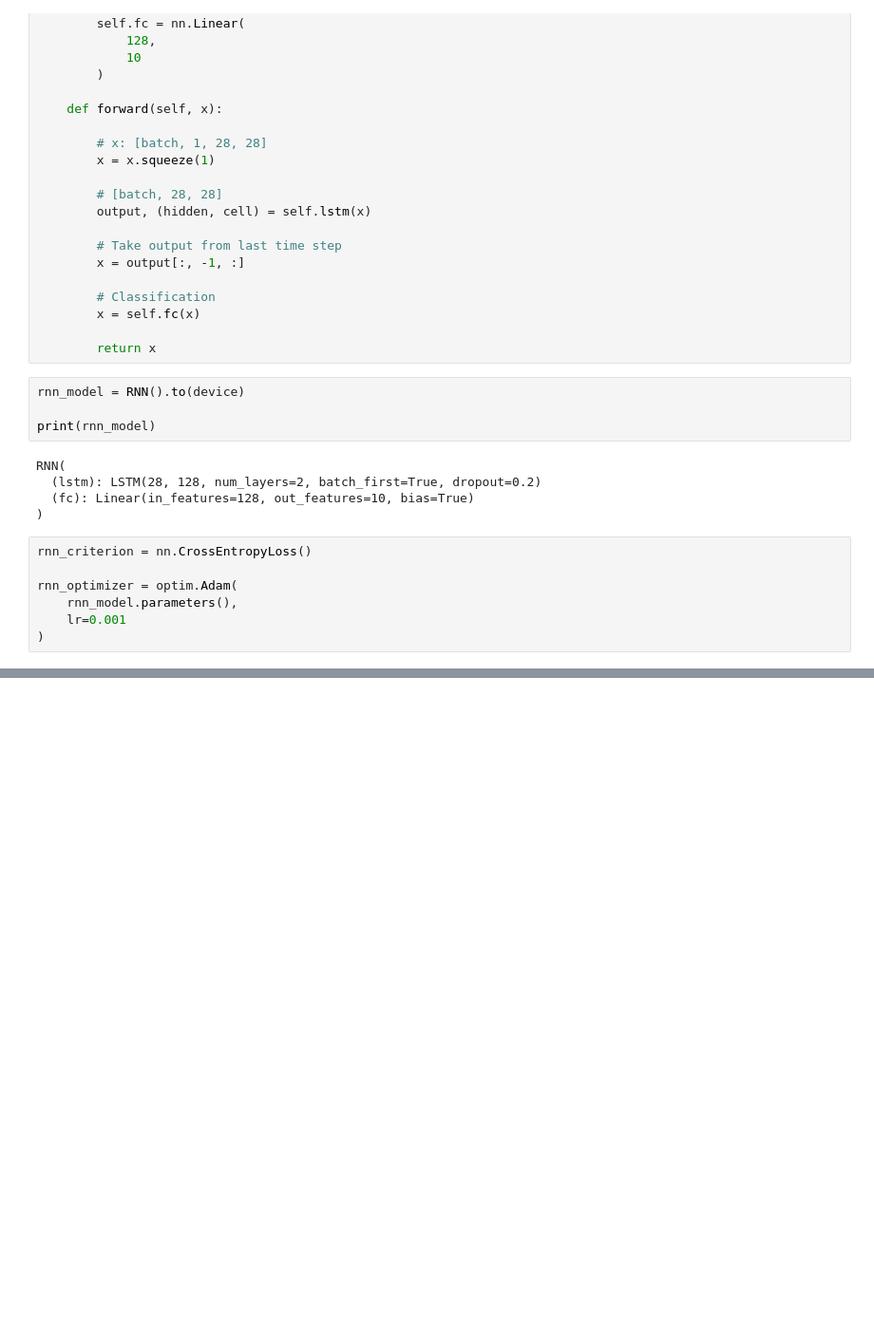
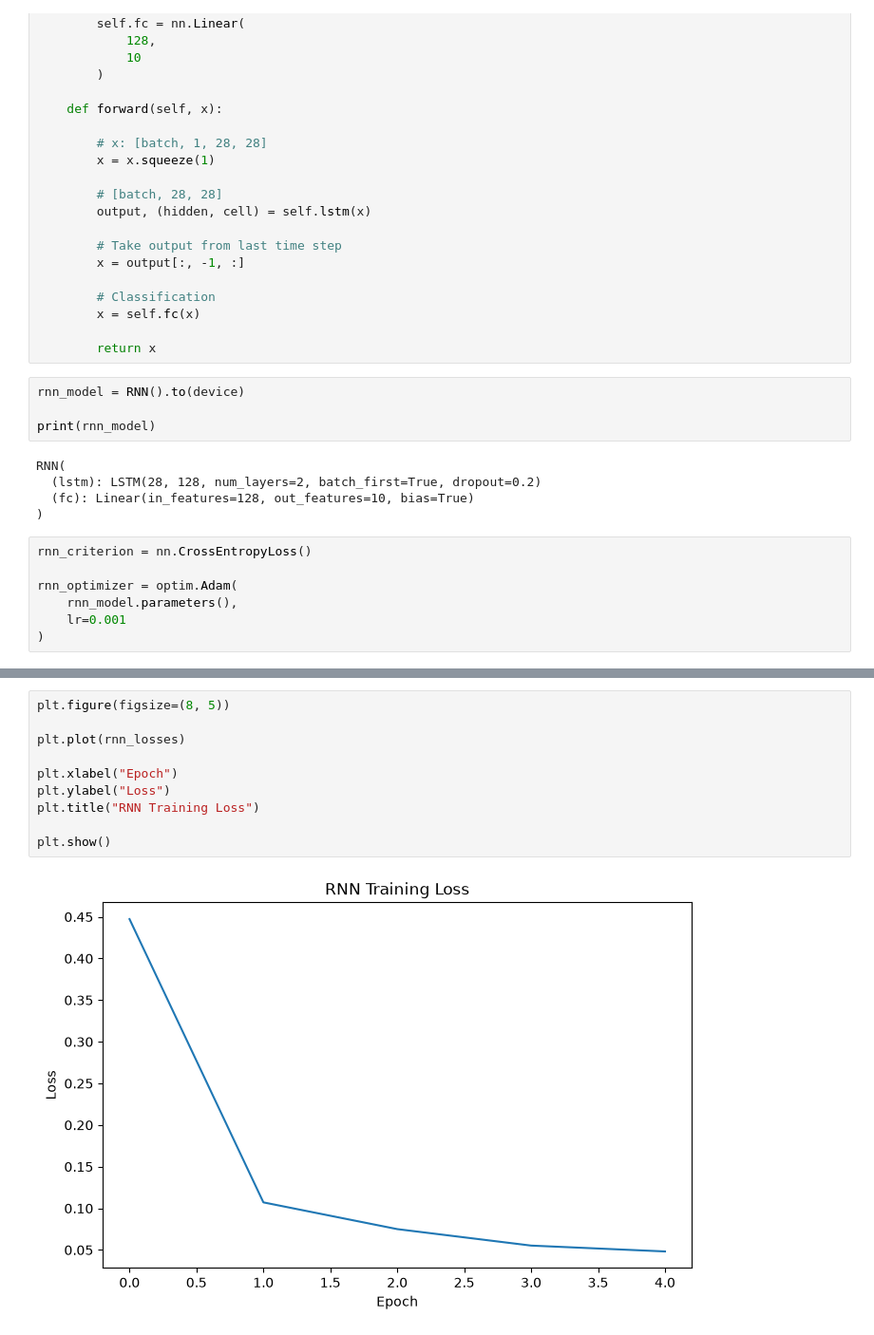
Before and after one commit to sayan629/AI_ML_python, a Jupyter notebook: (41) Deep Learning Part 6/MNIST_Handwritten_Analysis.ipynb, the cells around one changed output, grey strips where cells are left out. Shown at 95% size. Cells and saved outputs as stored; diff of their text form; blank space fills up the shorter version.

```diff
--- a/(41) Deep Learning Part 6/MNIST_Handwritten_Analysis.ipynb
+++ b/(41) Deep Learning Part 6/MNIST_Handwritten_Analysis.ipynb
@@ -393,0 +398,12 @@ Epoch [1/5] Loss: 0.4473 Accuracy: 84.97%
+# %%
+plt.figure(figsize=(8, 5))
+
+plt.plot(rnn_losses)
+
+plt.xlabel("Epoch")
+plt.ylabel("Loss")
+plt.title("RNN Training Loss")
+
+plt.show()
+# %% [output]
+[figure, added]
```
Also changed, not shown: parts of 1 cell of this notebook.
